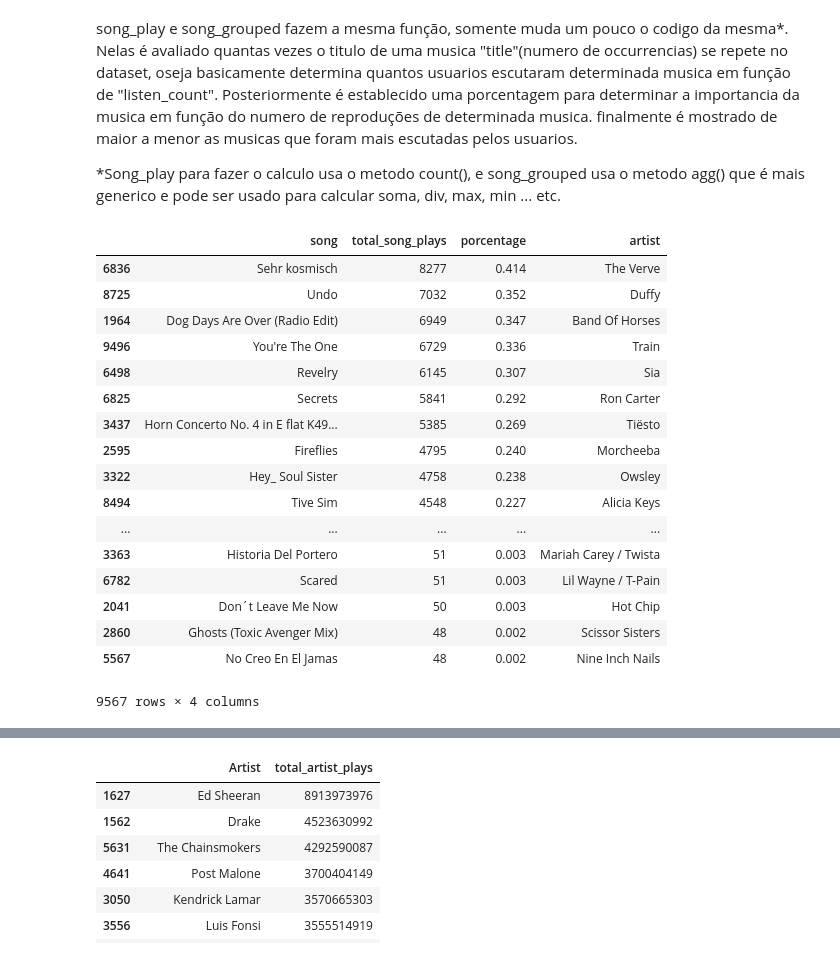
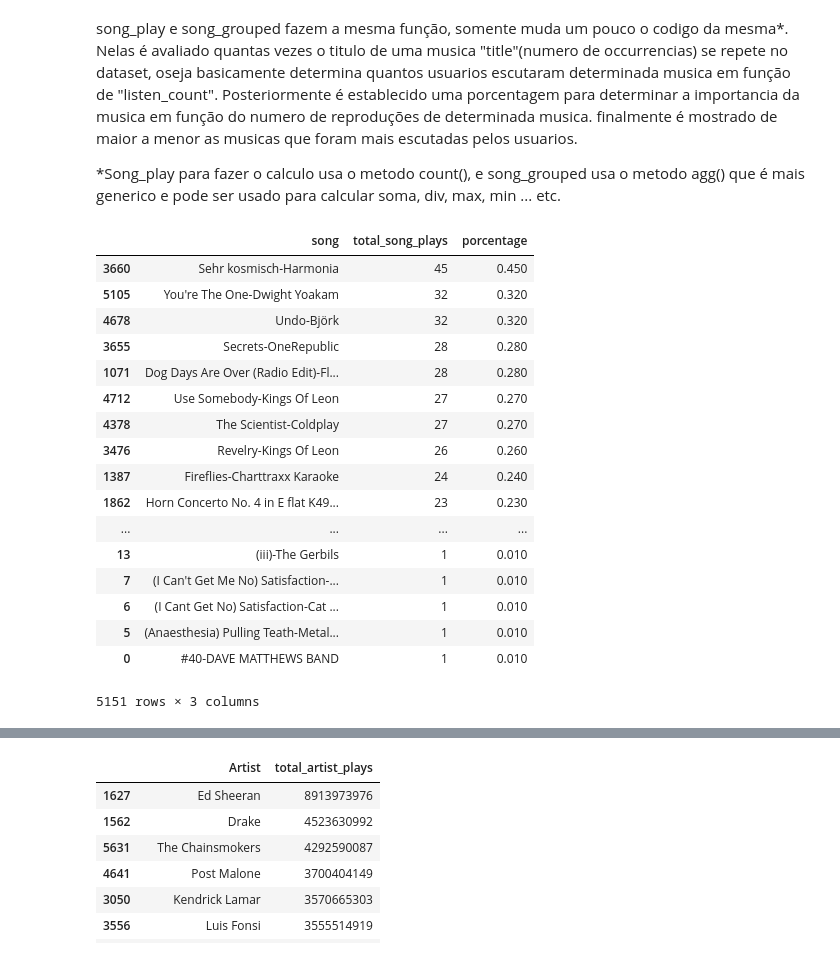
Before and after one commit to AlejandraG01/RS-init, a Jupyter notebook: my-MusicRS/mymusic_RS.ipynb, the cells around one changed output, grey strips where cells are left out. Cells and saved outputs as stored; diff of their text form; code cells hidden in the pictures.

```diff
--- a/my-MusicRS/mymusic_RS.ipynb
+++ b/my-MusicRS/mymusic_RS.ipynb
@@ -74,3 +74,8 @@ if song_df['artist_name'].isnull().sum() > 0:
 len(song_df)
 # %% [output]
 2000000
+# %%
+#selec a subset of total dataset
+song_df_subset = song_df.loc[0:10000, :]
+song_df_subset["song"] = song_df_subset["title"].map(str)+"-"+song_df_subset["artist_name"].map(str)
+song_df_subset.head()
@@ -83,36 +100,35 @@ song_play e song_grouped  fazem a mesma função, somente muda um pouco o codigo
 
 *Song_play para fazer o calculo usa o metodo count(), e song_grouped usa o metodo agg() que é mais generico e pode ser usado para calcular soma, div, max, min ... etc.
 # %%
-song_play =(song_df.
-            groupby("title")["listen_count"].
+
+song_play =(song_df_subset.
+            groupby("song")["listen_count"].
             count().
             reset_index().
-            rename(columns = {'listen_count': 'total_song_plays', 'title': 'song'})
+            rename(columns = {'listen_count': 'total_song_plays'})
             [['song', 'total_song_plays']]
             )
 grouped_sum = song_play['total_song_plays'].sum()
 song_play["porcentage"] = song_play["total_song_plays"].div(grouped_sum)*100
 
-song_play['artist'] = song_df["artist_name"]
-
-song_play.sort_values(by=['total_song_plays','song'], ascending = [0,1])
+song_play.sort_values(by=['total_song_plays','song'], ascending = False)
 # %% [output]
-|  | song | total_song_plays | porcentage | artist |
-| 6836 | Sehr kosmisch | 8277 | 0.414 | The Verve |
-| 8725 | Undo | 7032 | 0.352 | Duffy |
-| 1964 | Dog Days Are Over (Radio Edit) | 6949 | 0.347 | Band Of Horses |
-| 9496 | You're The One | 6729 | 0.336 | Train |
-| 6498 | Revelry | 6145 | 0.307 | Sia |
-| 6825 | Secrets | 5841 | 0.292 | Ron Carter |
-| 3437 | Horn Concerto No. 4 in E flat K49... | 5385 | 0.269 | Tiësto |
-| 2595 | Fireflies | 4795 | 0.240 | Morcheeba |
-| 3322 | Hey_ Soul Sister | 4758 | 0.238 | Owsley |
-| 8494 | Tive Sim | 4548 | 0.227 | Alicia Keys |
-| ... | ... | ... | ... | ... |
-| 3363 | Historia Del Portero | 51 | 0.003 | Mariah Carey / Twista |
-| 6782 | Scared | 51 | 0.003 | Lil Wayne / T-Pain |
-| 2041 | Don´t Leave Me Now | 50 | 0.003 | Hot Chip |
-| 2860 | Ghosts (Toxic Avenger Mix) | 48 | 0.002 | Scissor Sisters |
-| 5567 | No Creo En El Jamas | 48 | 0.002 | Nine Inch Nails |
+|  | song | total_song_plays | porcentage |
+| 3660 | Sehr kosmisch-Harmonia | 45 | 0.450 |
+| 5105 | You're The One-Dwight Yoakam | 32 | 0.320 |
+| 4678 | Undo-Björk | 32 | 0.320 |
+| 3655 | Secrets-OneRepublic | 28 | 0.280 |
+| 1071 | Dog Days Are Over (Radio Edit)-Fl... | 28 | 0.280 |
+| 4712 | Use Somebody-Kings Of Leon | 27 | 0.270 |
+| 4378 | The Scientist-Coldplay | 27 | 0.270 |
+| 3476 | Revelry-Kings Of Leon | 26 | 0.260 |
+| 1387 | Fireflies-Charttraxx Karaoke | 24 | 0.240 |
+| 1862 | Horn Concerto No. 4 in E flat K49... | 23 | 0.230 |
+| ... | ... | ... | ... |
+| 13 | (iii)-The Gerbils | 1 | 0.010 |
+| 7 | (I Can't Get Me No) Satisfaction-... | 1 | 0.010 |
+| 6 | (I Cant Get No) Satisfaction-Cat ... | 1 | 0.010 |
+| 5 | (Anaesthesia) Pulling Teath-Metal... | 1 | 0.010 |
+| 0 | #40-DAVE MATTHEWS BAND | 1 | 0.010 |
-9567 rows × 4 columns
+5151 rows × 3 columns
 # %%
```
Also changed, not shown: parts of 17 cells of this notebook.
